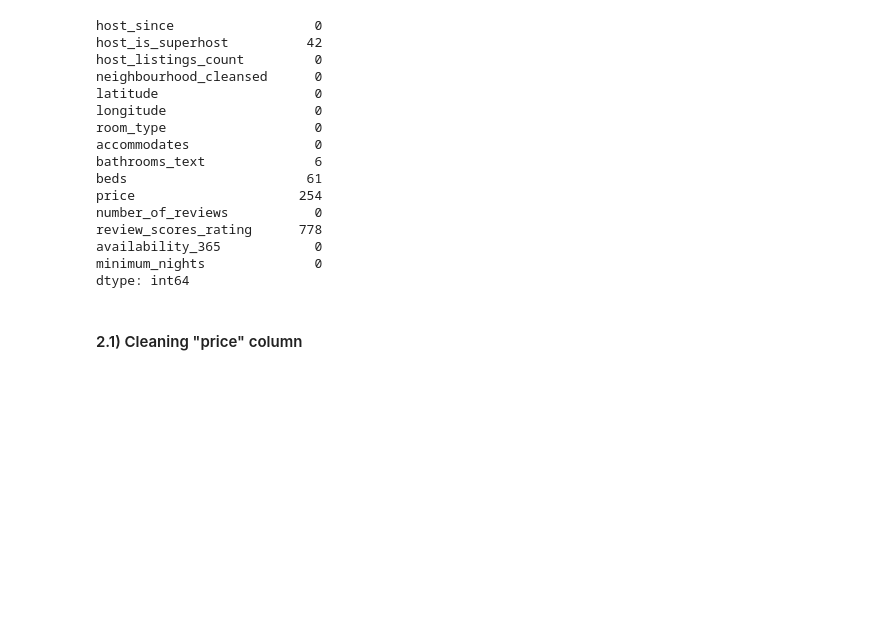
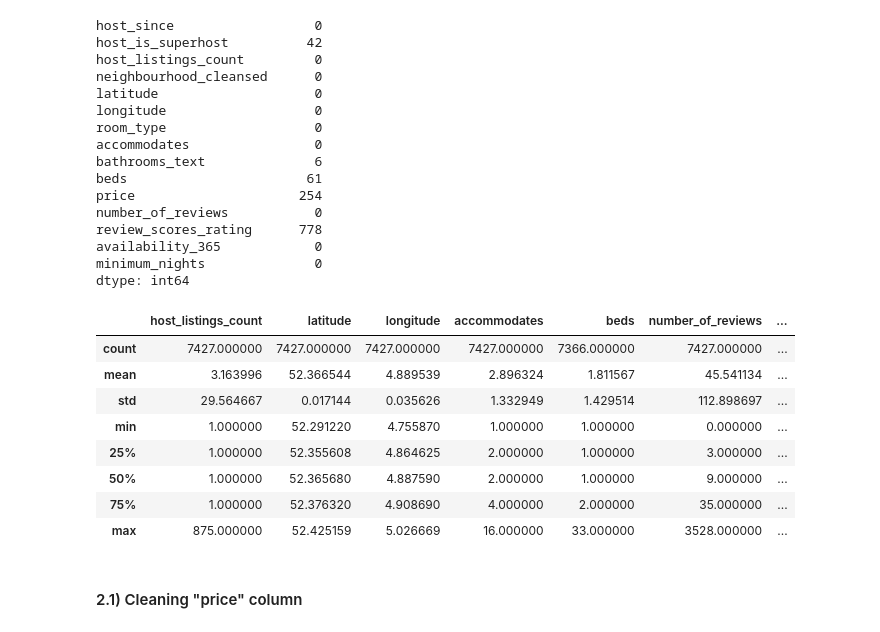
Before and after one commit to amitbharti017/Amsterdam_Airbnb, a Jupyter notebook: notebook/EDA.ipynb, the cells around one changed output. Drawn from its saved outputs; the diff is of its cells as text; code cells hidden in the pictures; blank space fills up the shorter version.

```diff
--- a/notebook/EDA.ipynb
+++ b/notebook/EDA.ipynb
@@ -169,6 +169,18 @@ review_scores_rating      778
 availability_365            0
 minimum_nights              0
 dtype: int64
+# %%
+df_filter_full_train.describe()
+# %% [output]
+|  | host_listings_count | latitude | longitude | accommodates | beds | number_of_reviews | ... |
+| count | 7427.000000 | 7427.000000 | 7427.000000 | 7427.000000 | 7366.000000 | 7427.000000 | ... |
+| mean | 3.163996 | 52.366544 | 4.889539 | 2.896324 | 1.811567 | 45.541134 | ... |
+| std | 29.564667 | 0.017144 | 0.035626 | 1.332949 | 1.429514 | 112.898697 | ... |
+| min | 1.000000 | 52.291220 | 4.755870 | 1.000000 | 1.000000 | 0.000000 | ... |
+| 25% | 1.000000 | 52.355608 | 4.864625 | 2.000000 | 1.000000 | 3.000000 | ... |
+| 50% | 1.000000 | 52.365680 | 4.887590 | 2.000000 | 1.000000 | 9.000000 | ... |
+| 75% | 1.000000 | 52.376320 | 4.908690 | 4.000000 | 2.000000 | 35.000000 | ... |
+| max | 875.000000 | 52.425159 | 5.026669 | 16.000000 | 33.000000 | 3528.000000 | ... |
 # %% [markdown]
 #### 2.1) Cleaning "price" column
 # %%
```
Also changed, not shown: parts of 1 cell of this notebook, 3 other files.
